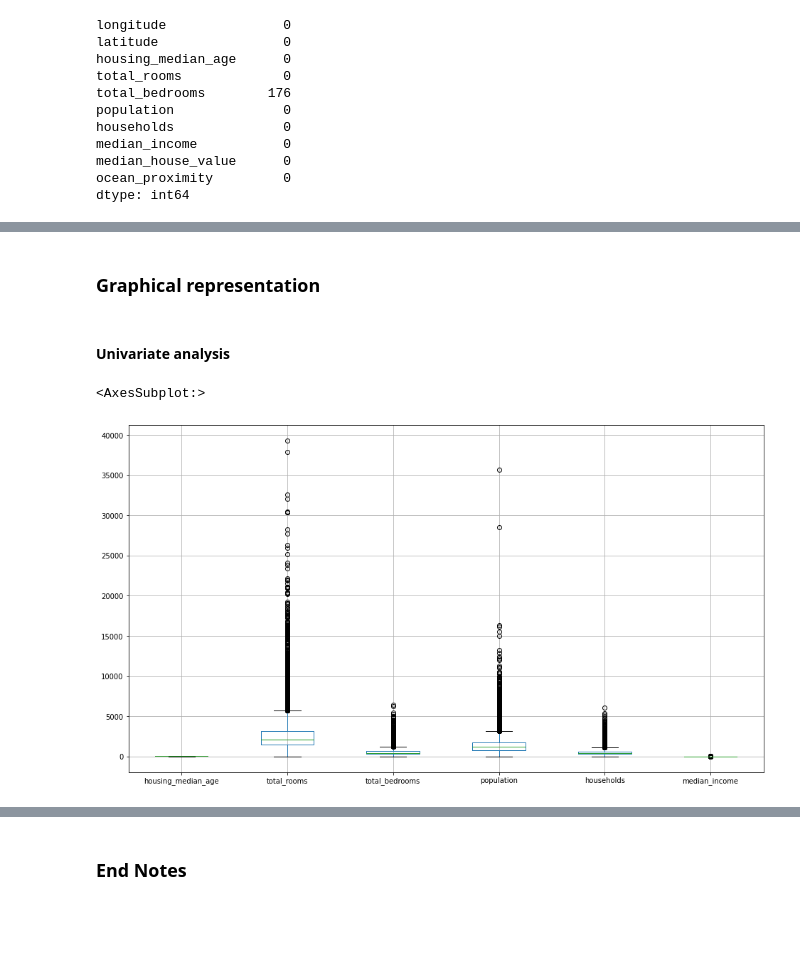
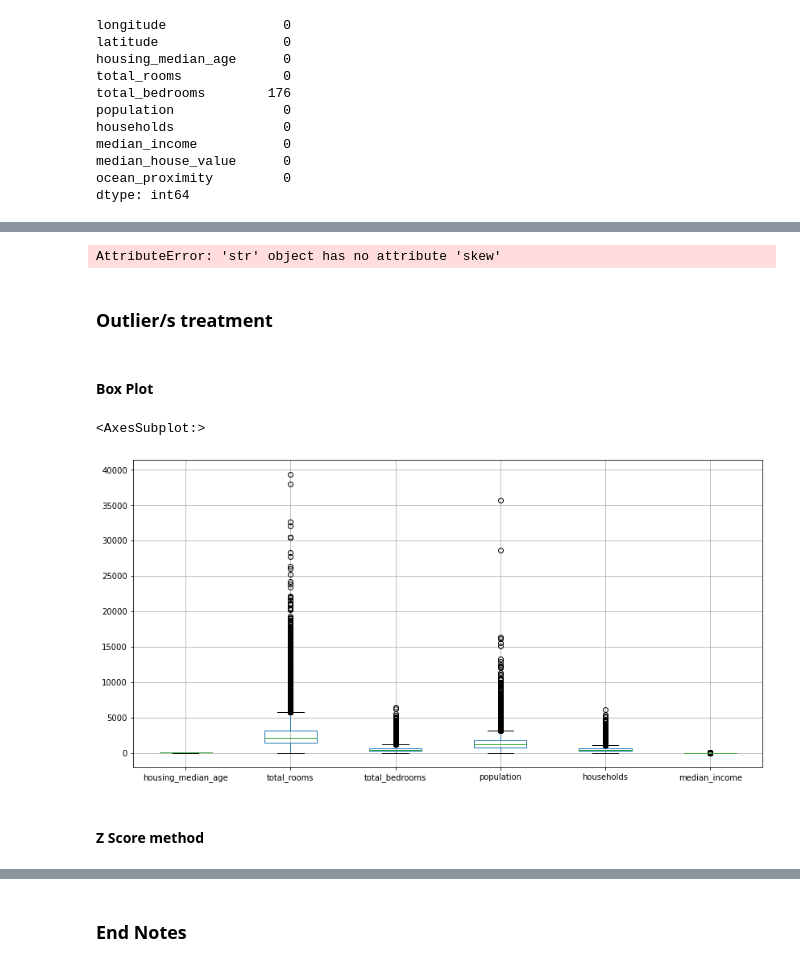
Before and after one commit to adilsmh/House-Market-Prediction, a Jupyter notebook: notebook/notebook_EDA.ipynb, the cells around one changed output, grey strips where cells are left out. Saved outputs shown, nothing was run; the diff lists cells and outputs as text; code cells hidden in the pictures; blank space fills up the shorter version.

```diff
--- a/notebook/notebook_EDA.ipynb
+++ b/notebook/notebook_EDA.ipynb
@@ -116,7 +46,7 @@ import seaborn as sns
 # %% [markdown]
 ### Reading data
 # %%
-df = pd.read_csv(r'./data/data_raw.csv')
+df = pd.read_csv('../data/data_raw.csv')
 df
 # %% [output]
 |  | Unnamed: 0 | longitude | latitude | housing_median_age | total_rooms | total_bedrooms | population | ... |
@@ -134,7 +64,7 @@ df
 16512 rows × 11 columns
 # %%
 #droping 'Unnamed: 0' column
-df_updated = df.drop(['Unnamed: 0'], axis=1)
+df_fltd = df.drop(['Unnamed: 0'], axis=1)
 # %% [markdown]
 ### Descriptive Statistics
 # %%
@@ -172,0 +125,3 @@ dtype: int64
+# %%
+df_fltd= df_fltd.interpolate()
+df_fltd
@@ -194,9 +159,17 @@ dtype: int64
-# %% [markdown]
-### Graphical representation
-# %% [markdown]
-#### Univariate analysis
+# %%
+#Is the data skewed to one side?
+for i in df_fltd.columns:
+    i.skew()
+# %% [output]
+AttributeError: 'str' object has no attribute 'skew'
+# %% [markdown]
+### Outlier/s treatment
+# %% [markdown]
+#### Box Plot
 # %%
-df_updated.iloc[:, 2:8].boxplot(figsize=(16,9))
+df_fltd.iloc[:, 2:8].boxplot(figsize=(14,7))
 # %% [output]
 <AxesSubplot:>
-[figure, old version]
+[figure, new version]
+# %% [markdown]
+#### Z Score method
```
Also changed, not shown: parts of 23 cells of this notebook.
